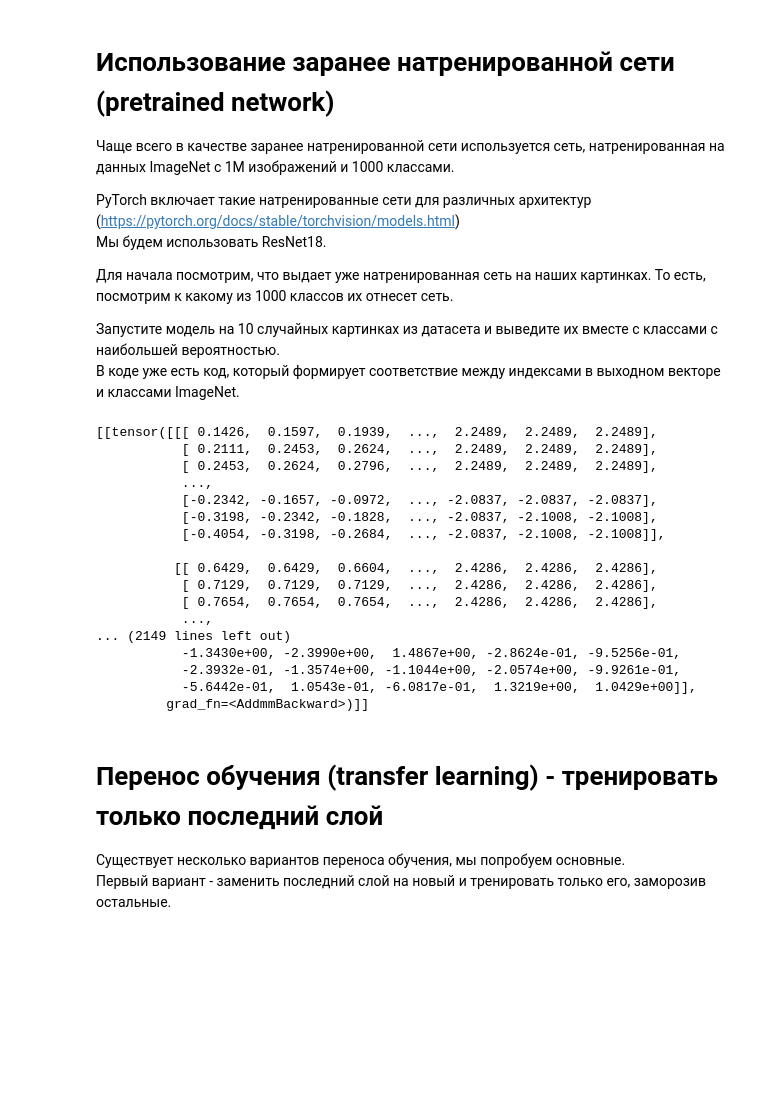
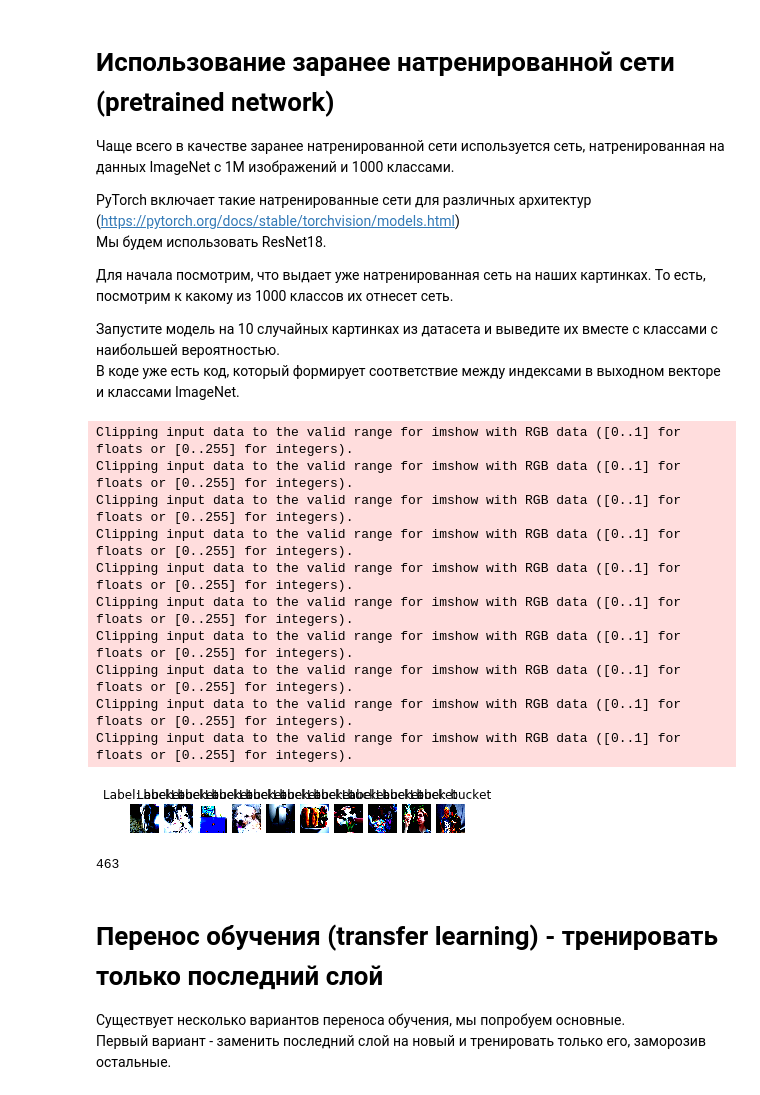
Before and after one commit to 2113vm/dl_course_ai, a Jupyter notebook: assignments/assignment4/HotdogOrNot.ipynb, the cells around one changed output. Saved outputs shown, nothing was run; the diff lists cells and outputs as text; code cells hidden in the pictures; blank space fills up the shorter version.

Commit message:
added visualization of imagenet model

```diff
--- a/assignments/assignment4/HotdogOrNot.ipynb
+++ b/assignments/assignment4/HotdogOrNot.ipynb
@@ -281,32 +289,38 @@ def load_imagenet_classes():
 model = models.resnet18(pretrained=True)
 
 # TODO: Run this model on 10 random images of your dataset and visualize what it predicts
-# %%
-
-random_res = []
-for i in range(10):
-    test_image, y, _ = train_dataset[i]
-    random_res.append([test_image, model(test_image.expand((1, 3, 224, 224)))])
-# %%
-random_res
-# %% [output]
-[[tensor([[[ 0.1426,  0.1597,  0.1939,  ...,  2.2489,  2.2489,  2.2489],
-           [ 0.2111,  0.2453,  0.2624,  ...,  2.2489,  2.2489,  2.2489],
-           [ 0.2453,  0.2624,  0.2796,  ...,  2.2489,  2.2489,  2.2489],
-           ...,
-           [-0.2342, -0.1657, -0.0972,  ..., -2.0837, -2.0837, -2.0837],
-           [-0.3198, -0.2342, -0.1828,  ..., -2.0837, -2.1008, -2.1008],
-           [-0.4054, -0.3198, -0.2684,  ..., -2.0837, -2.1008, -2.1008]],
-
-          [[ 0.6429,  0.6429,  0.6604,  ...,  2.4286,  2.4286,  2.4286],
-           [ 0.7129,  0.7129,  0.7129,  ...,  2.4286,  2.4286,  2.4286],
-           [ 0.7654,  0.7654,  0.7654,  ...,  2.4286,  2.4286,  2.4286],
-           ...,
-... (2149 lines left out)
-           -1.3430e+00, -2.3990e+00,  1.4867e+00, -2.8624e-01, -9.5256e-01,
-           -2.3932e-01, -1.3574e+00, -1.1044e+00, -2.0574e+00, -9.9261e-01,
-           -5.6442e-01,  1.0543e-01, -6.0817e-01,  1.3219e+00,  1.0429e+00]],
-         grad_fn=<AddmmBackward>)]]
+# %%
+imagenet_classes = load_imagenet_classes()
+# %%
+random_indexes = np.random.choice([x for x in range(len(train_dataset))], 10, replace=False)
+# %%
+
+
+for i, index in enumerate(random_indexes):
+    x, y, _ = train_dataset[index]
+    predicted_label = model(x.expand((1, 3, 224, 224))).argmax().tolist()
+
+    plt.subplot(1, 10, i + 1)
+    plt.title("Label: %s" % imagenet_classes[predicted_label])
+    plt.imshow(np.transpose(x, axes=[1, 2, 0]))
+    plt.grid(False)
+    plt.axis('off')
+# %% [output]
+Clipping input data to the valid range for imshow with RGB data ([0..1] for floats or [0..255] for integers).
+Clipping input data to the valid range for imshow with RGB data ([0..1] for floats or [0..255] for integers).
+Clipping input data to the valid range for imshow with RGB data ([0..1] for floats or [0..255] for integers).
+Clipping input data to the valid range for imshow with RGB data ([0..1] for floats or [0..255] for integers).
+Clipping input data to the valid range for imshow with RGB data ([0..1] for floats or [0..255] for integers).
+Clipping input data to the valid range for imshow with RGB data ([0..1] for floats or [0..255] for integers).
+Clipping input data to the valid range for imshow with RGB data ([0..1] for floats or [0..255] for integers).
+Clipping input data to the valid range for imshow with RGB data ([0..1] for floats or [0..255] for integers).
+Clipping input data to the valid range for imshow with RGB data ([0..1] for floats or [0..255] for integers).
+Clipping input data to the valid range for imshow with RGB data ([0..1] for floats or [0..255] for integers).
+[figure, added]
+# %%
+predicted_label.tolist()
+# %% [output]
+463
 # %% [markdown]
 # Перенос обучения (transfer learning) - тренировать только последний слой
 
```
Also changed, not shown: parts of 4 cells of this notebook.
